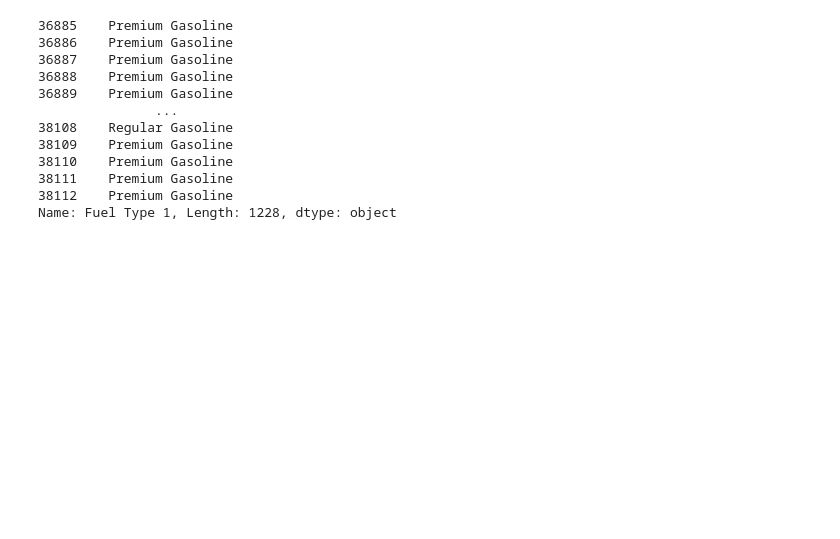
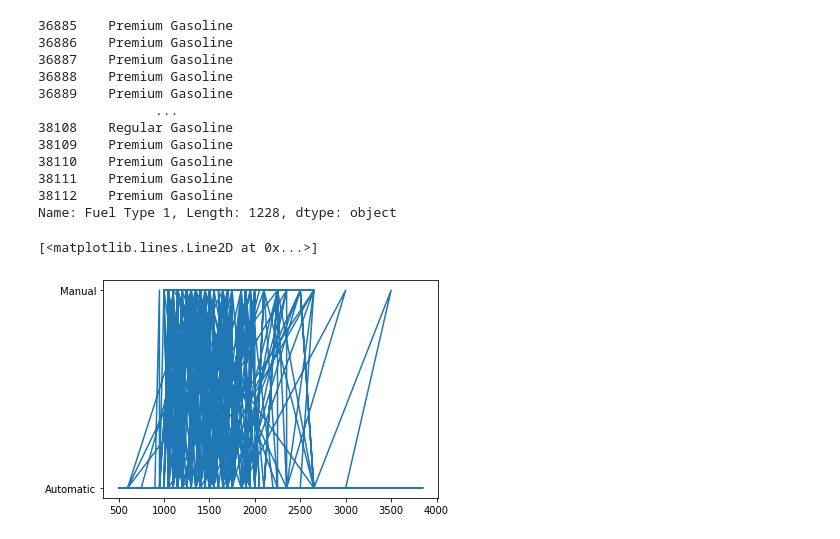
Before and after one commit to geraldwattsthethird/Fuel-Cost-Analysis, a Jupyter notebook: Fuel_Cost.ipynb, the cells around one changed output. Saved outputs shown, nothing was run; the diff lists cells and outputs as text; code cells hidden in the pictures; blank space fills up the shorter version.

```diff
--- a/Fuel_Cost.ipynb
+++ b/Fuel_Cost.ipynb
@@ -335,3 +427,10 @@ fuel_type2017
 38111    Premium Gasoline
 38112    Premium Gasoline
 Name: Fuel Type 1, Length: 1228, dtype: object
+# %%
+#Fuel cost v transmission
+
+plt.plot(fuel_cost2017, transmit_2017)
+# %% [output]
+[<matplotlib.lines.Line2D at 0x...>]
+[figure, added]
```
Also changed, not shown: parts of 12 cells of this notebook, 1 other file.
